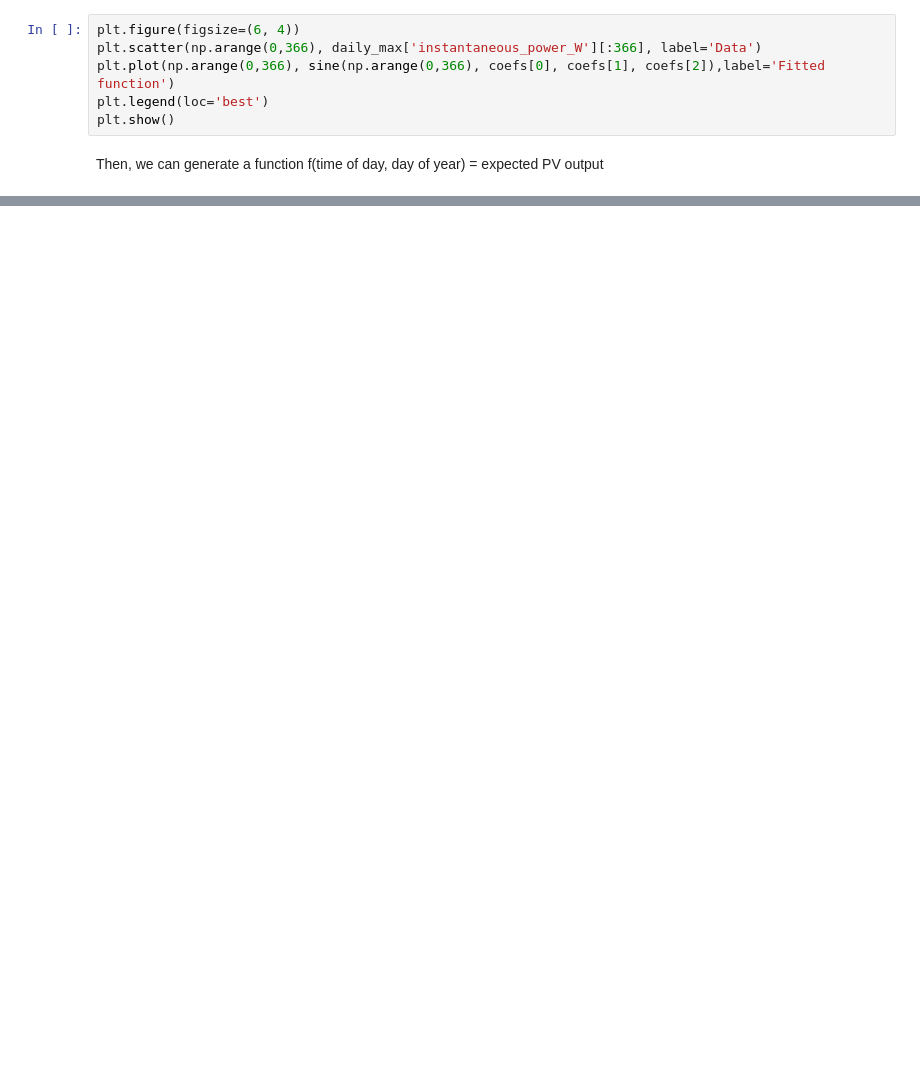
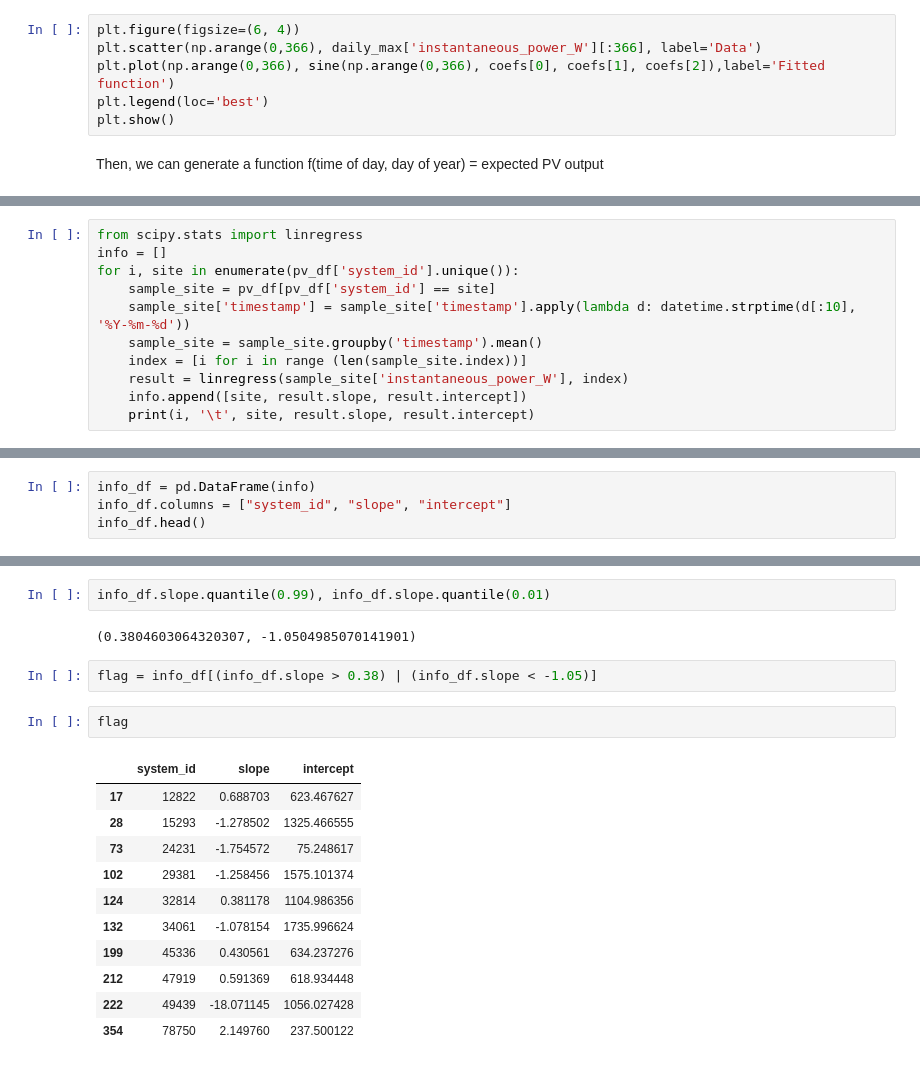
Before and after one commit to WAT-ai/open-climate-fix-project, a Jupyter notebook: eda/seasonality.ipynb, the cells around one changed output, grey strips where cells are left out. Saved outputs shown, nothing was run; the diff lists cells and outputs as text; blank space fills up the shorter version.

Commit message:
flagged problematic sites

```diff
--- a/eda/seasonality.ipynb
+++ b/eda/seasonality.ipynb
@@ -446,0 +459,11 @@ Then, we can generate a function f(time of day, day of year) = expected PV outpu
+# %%
+from scipy.stats import linregress
+info = []
+for i, site in enumerate(pv_df['system_id'].unique()):
+    sample_site = pv_df[pv_df['system_id'] == site]
+    sample_site['timestamp'] = sample_site['timestamp'].apply(lambda d: datetime.strptime(d[:10], '%Y-%m-%d'))
+    sample_site = sample_site.groupby('timestamp').mean()
+    index = [i for i in range (len(sample_site.index))]
+    result = linregress(sample_site['instantaneous_power_W'], index)
+    info.append([site, result.slope, result.intercept])
+    print(i, '\t', site, result.slope, result.intercept)
@@ -446,0 +493,4 @@ Then, we can generate a function f(time of day, day of year) = expected PV outpu
+# %%
+info_df = pd.DataFrame(info)
+info_df.columns = ["system_id", "slope", "intercept"]
+info_df.head()
@@ -446,0 +504,20 @@ Then, we can generate a function f(time of day, day of year) = expected PV outpu
+# %%
+info_df.slope.quantile(0.99), info_df.slope.quantile(0.01)
+# %% [output]
+(0.3804603064320307, -1.0504985070141901)
+# %%
+flag = info_df[(info_df.slope > 0.38) | (info_df.slope < -1.05)]
+# %%
+flag
+# %% [output]
+|  | system_id | slope | intercept |
+| 17 | 12822 | 0.688703 | 623.467627 |
+| 28 | 15293 | -1.278502 | 1325.466555 |
+| 73 | 24231 | -1.754572 | 75.248617 |
+| 102 | 29381 | -1.258456 | 1575.101374 |
+| 124 | 32814 | 0.381178 | 1104.986356 |
+| 132 | 34061 | -1.078154 | 1735.996624 |
+| 199 | 45336 | 0.430561 | 634.237276 |
+| 212 | 47919 | 0.591369 | 618.934448 |
+| 222 | 49439 | -18.071145 | 1056.027428 |
+| 354 | 78750 | 2.149760 | 237.500122 |
```
Also changed, not shown: parts of 11 cells of this notebook.
